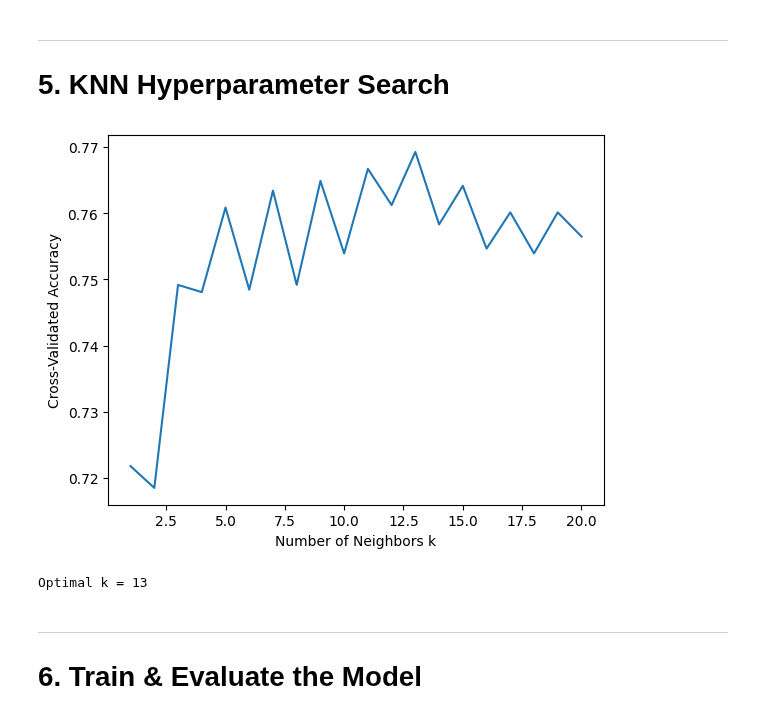
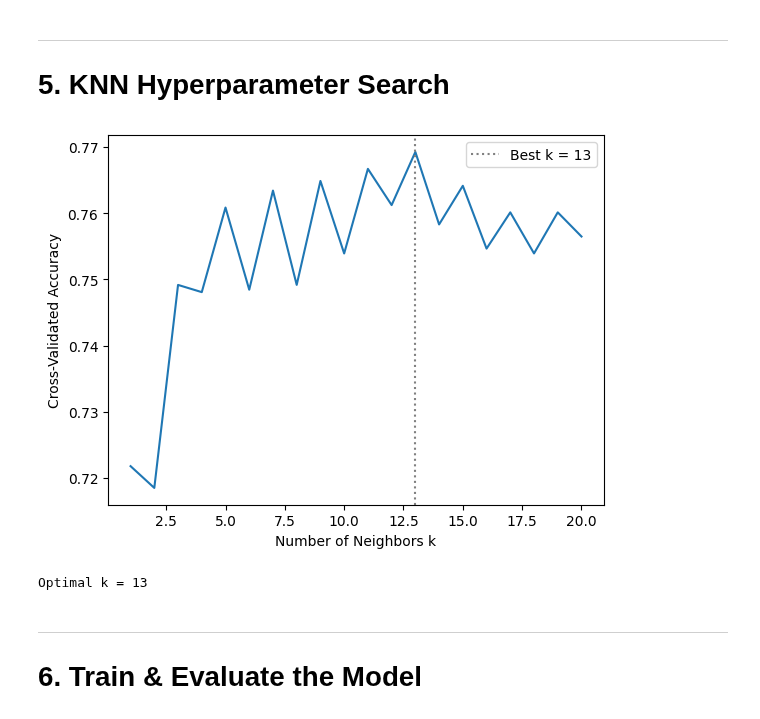
Before and after one commit to JayNightmare/Machine-Learning-in-Python, a Jupyter notebook: Q3/K-Value.ipynb, the cells around one changed output. Saved outputs shown, nothing was run; the diff lists cells and outputs as text; code cells hidden in the pictures.

```diff
--- a/Q3/K-Value.ipynb
+++ b/Q3/K-Value.ipynb
@@ -70,20 +70,24 @@ Non-Persistent       0.82      0.87      0.84       427
 # %%
 k_range = range(1, 21)
 cv_scores = []
 for k in k_range:
     knn = KNeighborsClassifier(n_neighbors=k)
     scores = cross_val_score(knn, X_train, y_train, cv=5, scoring='accuracy', n_jobs=-1)
     cv_scores.append(scores.mean())
 
+
+best_k = k_range[np.argmax(cv_scores)]
+
 plt.plot(k_range, cv_scores)
+plt.axvline(x=best_k, color='grey', linestyle='dotted', label=f'Best k = {best_k}')
+plt.legend()
 plt.xlabel('Number of Neighbors k')
 plt.ylabel('Cross-Validated Accuracy')
 plt.show()
 
-best_k = k_range[np.argmax(cv_scores)]
 print(f'Optimal k = {best_k}')
 # %% [output]
-[figure, old version]
+[figure, new version]
 Optimal k = 13
 # %% [markdown]
 ---
```
